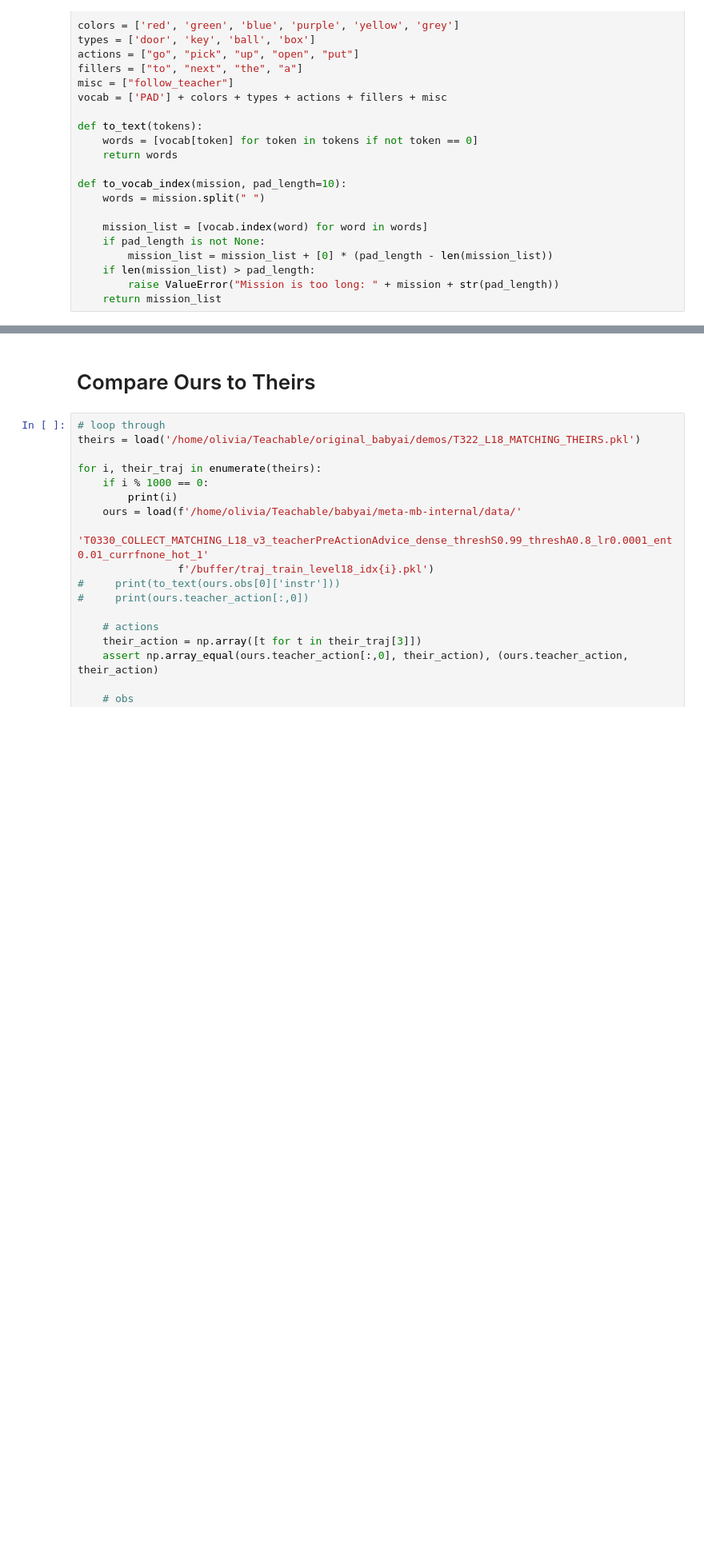
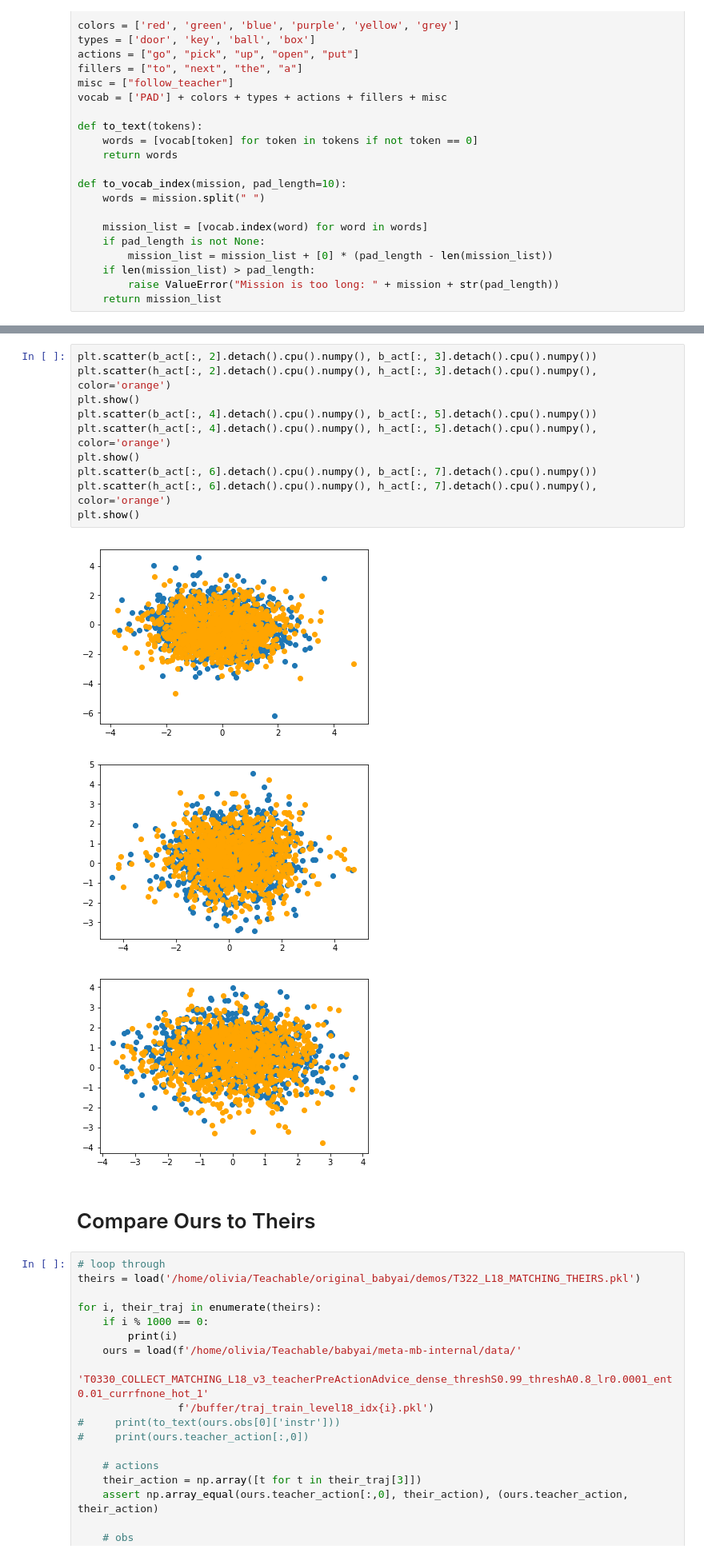
Before and after one commit to rll-research/teachable, a Jupyter notebook: Dataset Comparison.ipynb, the cells around one changed output, grey strips where cells are left out. Shown: that part at 80% size. Saved outputs shown, nothing was run; the diff lists cells and outputs as text; blank space fills up the shorter version.

```diff
--- a/Dataset Comparison.ipynb
+++ b/Dataset Comparison.ipynb
@@ -32,3 +156,17 @@ def to_vocab_index(mission, pad_length=10):
+# %%
+plt.scatter(b_act[:, 2].detach().cpu().numpy(), b_act[:, 3].detach().cpu().numpy())
+plt.scatter(h_act[:, 2].detach().cpu().numpy(), h_act[:, 3].detach().cpu().numpy(), color='orange')
+plt.show()
+plt.scatter(b_act[:, 4].detach().cpu().numpy(), b_act[:, 5].detach().cpu().numpy())
+plt.scatter(h_act[:, 4].detach().cpu().numpy(), h_act[:, 5].detach().cpu().numpy(), color='orange')
+plt.show()
+plt.scatter(b_act[:, 6].detach().cpu().numpy(), b_act[:, 7].detach().cpu().numpy())
+plt.scatter(h_act[:, 6].detach().cpu().numpy(), h_act[:, 7].detach().cpu().numpy(), color='orange')
+plt.show()
+# %% [output]
+[figure, added]
+[figure, added]
+[figure, added]
 # %% [markdown]
 # Compare Ours to Theirs
 # %%
```
Also changed, not shown: parts of 29 cells of this notebook.
